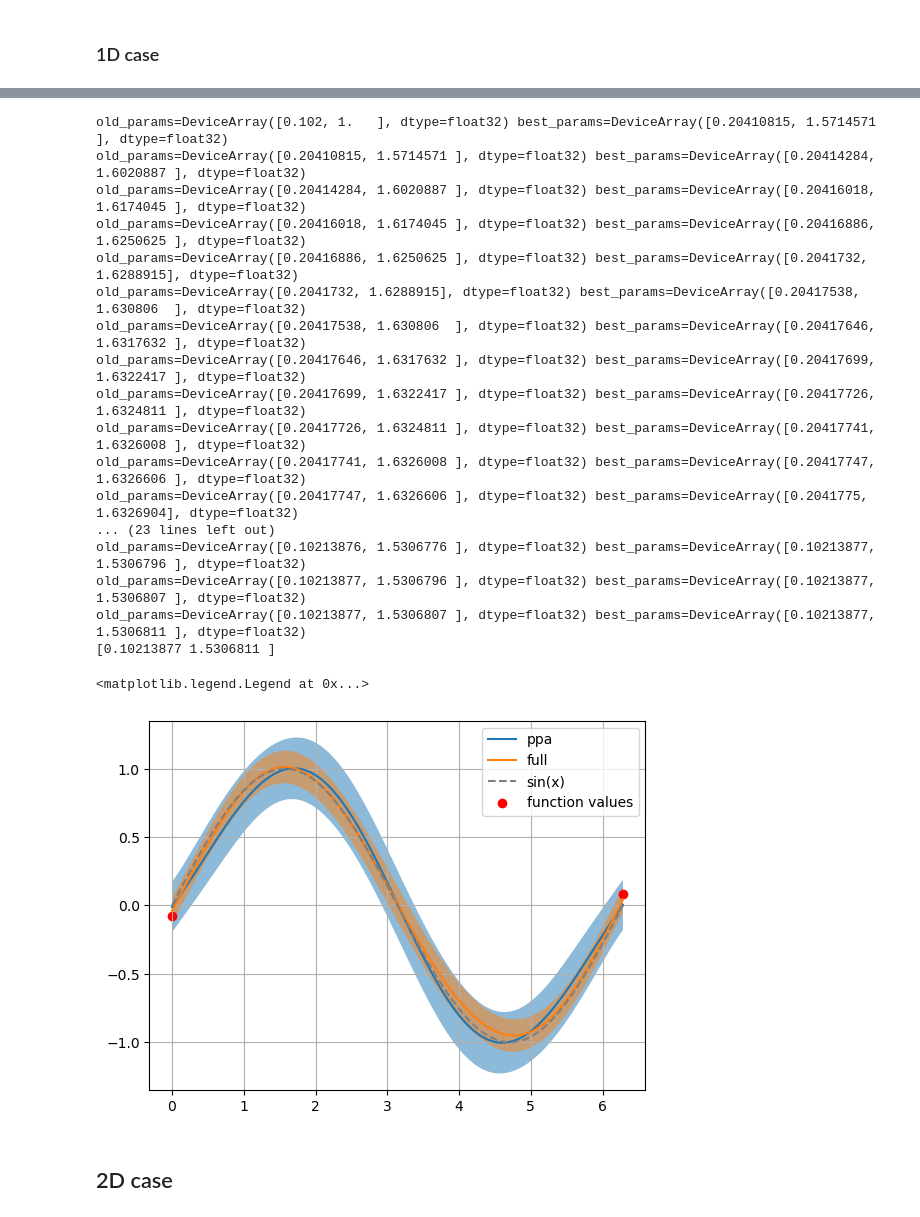
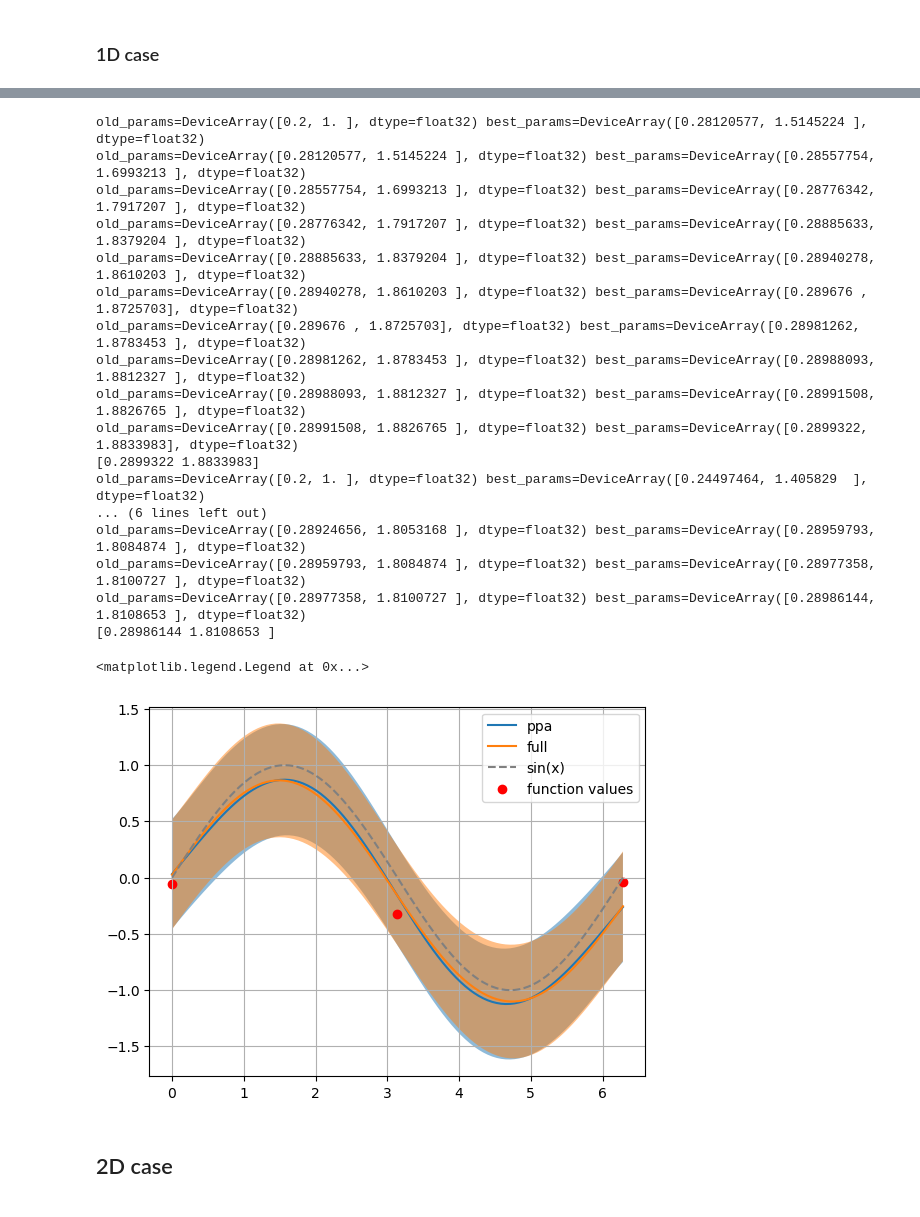
Before and after one commit to LukasEin/jaxgp, a Jupyter notebook: recover_from_derivatives_sin.ipynb, the cells around one changed output, grey strips where cells are left out. Saved outputs shown, nothing was run; the diff lists cells and outputs as text; code cells hidden in the pictures.

```diff
--- a/recover_from_derivatives_sin.ipynb
+++ b/recover_from_derivatives_sin.ipynb
@@ -7,7 +7,7 @@ from gaussian_process.kernels import RBF
 # %% [markdown]
 ### 1D case
 # %%
-key = random.PRNGKey(0)
+key = random.PRNGKey(14356456234)
 
 def func(x,noise=0.0):
     return jnp.sin(x) + noise*random.normal(key,x.shape)
@@ -17,11 +19,11 @@ def grad_func(x,noise=0.0):
 # %%
 bounds = jnp.array([0.0, 2*jnp.pi])
 
-noise = 0.1
+noise = 0.2
 
 length_scale = 1.0
 
-num_datapoints = 2
+num_datapoints = 3
 datagrid = jnp.linspace(*bounds,num_datapoints)
 data_values = func(datagrid,noise)
 num_derivpoints = (9,)
@@ -41,47 +43,47 @@ grid = jnp.linspace(*bounds,num_gridpoints)
 kernel = RBF()
 kernel_params = (length_scale, )
 # %%
-model = gpr.ApproximateGPR(kernel,data_split,referencegrid,kernel_params,noise=0.102)
+model = gpr.ApproximateGPR(kernel,data_split,referencegrid,kernel_params,noise=noise)
 model.train(X_data,Y_data)
 (means_ppa, stds_ppa) = model.eval(grid.reshape(-1,1),True)
 means_ppa = means_ppa.reshape(-1)
 stds_ppa = stds_ppa.reshape(-1)
 
-model = gpr.ExactGPR(kernel,data_split,kernel_params,noise=0.1)
+model = gpr.ExactGPR(kernel,data_split,kernel_params,noise=noise)
 model.train(X_data,Y_data)
 (means_full, stds_full) = model.eval(grid.reshape(-1,1),True)
 means_full = means_full.reshape(-1)
 stds_full = stds_full.reshape(-1)
 # %% [output]
-old_params=DeviceArray([0.102, 1.   ], dtype=float32) best_params=DeviceArray([0.20410815, 1.5714571 ], dtype=float32)
-old_params=DeviceArray([0.20410815, 1.5714571 ], dtype=float32) best_params=DeviceArray([0.20414284, 1.6020887 ], dtype=float32)
-old_params=DeviceArray([0.20414284, 1.6020887 ], dtype=float32) best_params=DeviceArray([0.20416018, 1.6174045 ], dtype=float32)
-old_params=DeviceArray([0.20416018, 1.6174045 ], dtype=float32) best_params=DeviceArray([0.20416886, 1.6250625 ], dtype=float32)
-old_params=DeviceArray([0.20416886, 1.6250625 ], dtype=float32) best_params=DeviceArray([0.2041732, 1.6288915], dtype=float32)
-old_params=DeviceArray([0.2041732, 1.6288915], dtype=float32) best_params=DeviceArray([0.20417538, 1.630806  ], dtype=float32)
-old_params=DeviceArray([0.20417538, 1.630806  ], dtype=float32) best_params=DeviceArray([0.20417646, 1.6317632 ], dtype=float32)
-old_params=DeviceArray([0.20417646, 1.6317632 ], dtype=float32) best_params=DeviceArray([0.20417699, 1.6322417 ], dtype=float32)
-old_params=DeviceArray([0.20417699, 1.6322417 ], dtype=float32) best_params=DeviceArray([0.20417726, 1.6324811 ], dtype=float32)
-old_params=DeviceArray([0.20417726, 1.6324811 ], dtype=float32) best_params=DeviceArray([0.20417741, 1.6326008 ], dtype=float32)
-old_params=DeviceArray([0.20417741, 1.6326008 ], dtype=float32) best_params=DeviceArray([0.20417747, 1.6326606 ], dtype=float32)
-old_params=DeviceArray([0.20417747, 1.6326606 ], dtype=float32) best_params=DeviceArray([0.2041775, 1.6326904], dtype=float32)
-... (23 lines left out)
-old_params=DeviceArray([0.10213876, 1.5306776 ], dtype=float32) best_params=DeviceArray([0.10213877, 1.5306796 ], dtype=float32)
-old_params=DeviceArray([0.10213877, 1.5306796 ], dtype=float32) best_params=DeviceArray([0.10213877, 1.5306807 ], dtype=float32)
-old_params=DeviceArray([0.10213877, 1.5306807 ], dtype=float32) best_params=DeviceArray([0.10213877, 1.5306811 ], dtype=float32)
-[0.10213877 1.5306811 ]
+old_params=DeviceArray([0.2, 1. ], dtype=float32) best_params=DeviceArray([0.28120577, 1.5145224 ], dtype=float32)
+old_params=DeviceArray([0.28120577, 1.5145224 ], dtype=float32) best_params=DeviceArray([0.28557754, 1.6993213 ], dtype=float32)
+old_params=DeviceArray([0.28557754, 1.6993213 ], dtype=float32) best_params=DeviceArray([0.28776342, 1.7917207 ], dtype=float32)
+old_params=DeviceArray([0.28776342, 1.7917207 ], dtype=float32) best_params=DeviceArray([0.28885633, 1.8379204 ], dtype=float32)
+old_params=DeviceArray([0.28885633, 1.8379204 ], dtype=float32) best_params=DeviceArray([0.28940278, 1.8610203 ], dtype=float32)
+old_params=DeviceArray([0.28940278, 1.8610203 ], dtype=float32) best_params=DeviceArray([0.289676 , 1.8725703], dtype=float32)
+old_params=DeviceArray([0.289676 , 1.8725703], dtype=float32) best_params=DeviceArray([0.28981262, 1.8783453 ], dtype=float32)
+old_params=DeviceArray([0.28981262, 1.8783453 ], dtype=float32) best_params=DeviceArray([0.28988093, 1.8812327 ], dtype=float32)
+old_params=DeviceArray([0.28988093, 1.8812327 ], dtype=float32) best_params=DeviceArray([0.28991508, 1.8826765 ], dtype=float32)
+old_params=DeviceArray([0.28991508, 1.8826765 ], dtype=float32) best_params=DeviceArray([0.2899322, 1.8833983], dtype=float32)
+[0.2899322 1.8833983]
+old_params=DeviceArray([0.2, 1. ], dtype=float32) best_params=DeviceArray([0.24497464, 1.405829  ], dtype=float32)
+... (6 lines left out)
+old_params=DeviceArray([0.28924656, 1.8053168 ], dtype=float32) best_params=DeviceArray([0.28959793, 1.8084874 ], dtype=float32)
+old_params=DeviceArray([0.28959793, 1.8084874 ], dtype=float32) best_params=DeviceArray([0.28977358, 1.8100727 ], dtype=float32)
+old_params=DeviceArray([0.28977358, 1.8100727 ], dtype=float32) best_params=DeviceArray([0.28986144, 1.8108653 ], dtype=float32)
+[0.28986144 1.8108653 ]
 # %%
 plt.plot(grid,means_ppa,label="ppa")
-plt.fill_between(grid,means_ppa-stds_ppa,means_ppa+stds_ppa,alpha=0.5)
+plt.fill_between(grid,means_ppa-2*stds_ppa,means_ppa+2*stds_ppa,alpha=0.5)
 plt.plot(grid,means_full,label="full")
-plt.fill_between(grid,means_full-stds_full,means_full+stds_full,alpha=0.5)
+plt.fill_between(grid,means_full-2*stds_full,means_full+2*stds_full,alpha=0.5)
 plt.plot(grid,func(grid),color="grey",ls="--",label="sin(x)")
 plt.scatter(datagrid,data_values,color="r",label="function values")
 plt.grid()
 plt.legend()
 # %% [output]
 <matplotlib.legend.Legend at 0x...>
-[figure, old version]
+[figure, new version]
 # %% [markdown]
 ## 2D case
 # %%
```
Also changed, not shown: parts of 6 cells of this notebook, 1 other file.
